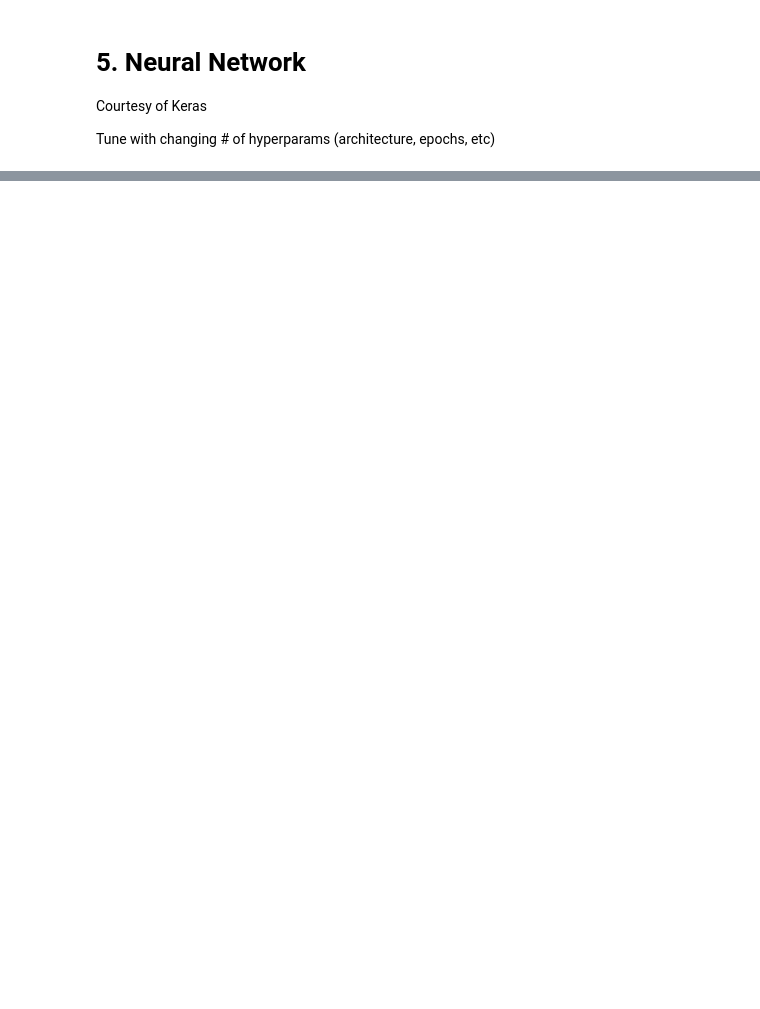
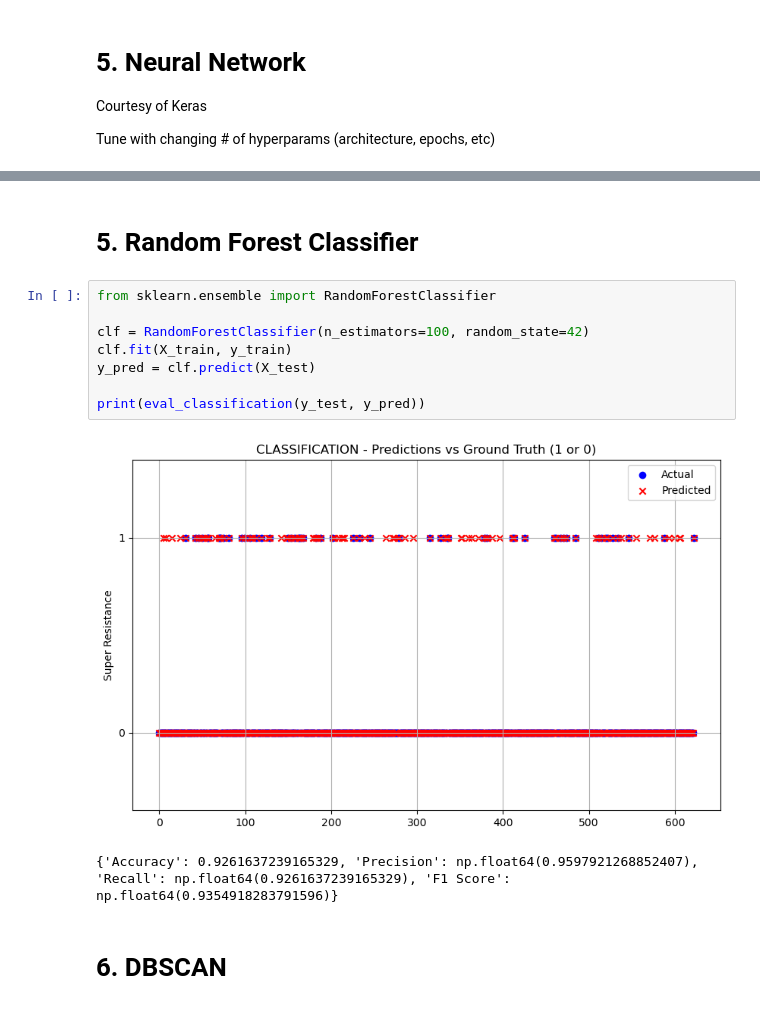
Before and after one commit to VX59/4-587-project-p1, a Jupyter notebook: src/modelling.ipynb, the cells around one changed output, grey strips where cells are left out. Cells and saved outputs as stored; diff of their text form; blank space fills up the shorter version.

```diff
--- a/src/modelling.ipynb
+++ b/src/modelling.ipynb
@@ -346,0 +320,15 @@ Epoch 10/10
+# %% [markdown]
+# 5. Random Forest Classifier
+# %%
+from sklearn.ensemble import RandomForestClassifier
+
+clf = RandomForestClassifier(n_estimators=100, random_state=42)
+clf.fit(X_train, y_train)
+y_pred = clf.predict(X_test)
+
+print(eval_classification(y_test, y_pred))
+# %% [output]
+[figure, added]
+{'Accuracy': 0.9261637239165329, 'Precision': np.float64(0.9597921268852407), 'Recall': np.float64(0.9261637239165329), 'F1 Score': np.float64(0.9354918283791596)}
+# %% [markdown]
+# 6. DBSCAN
```
Also changed, not shown: parts of 10 cells of this notebook.
